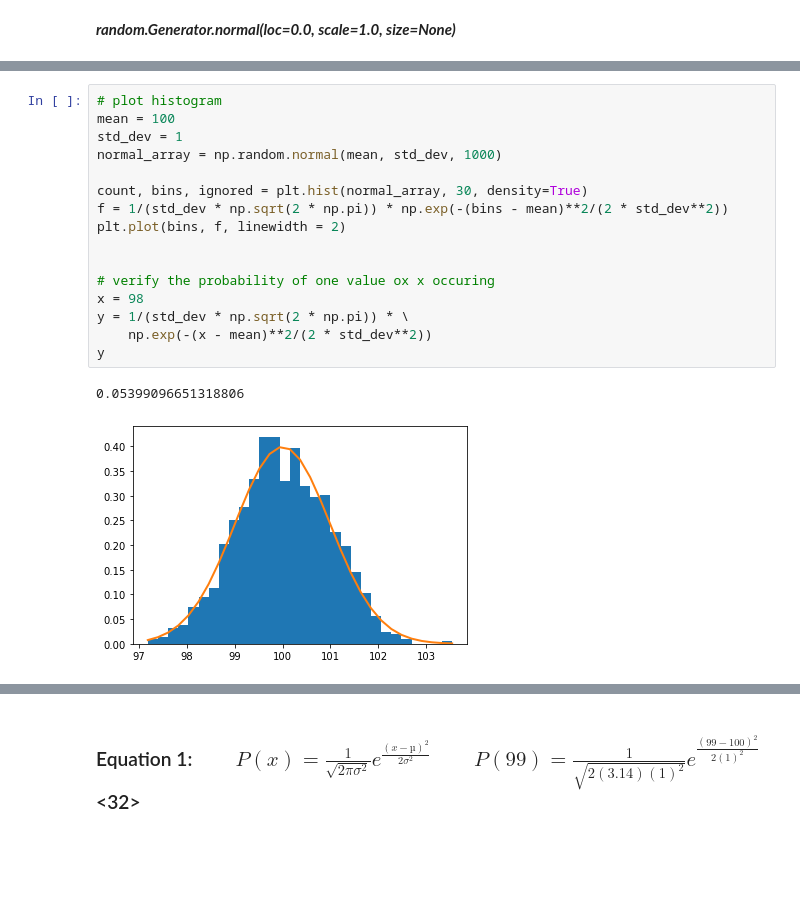
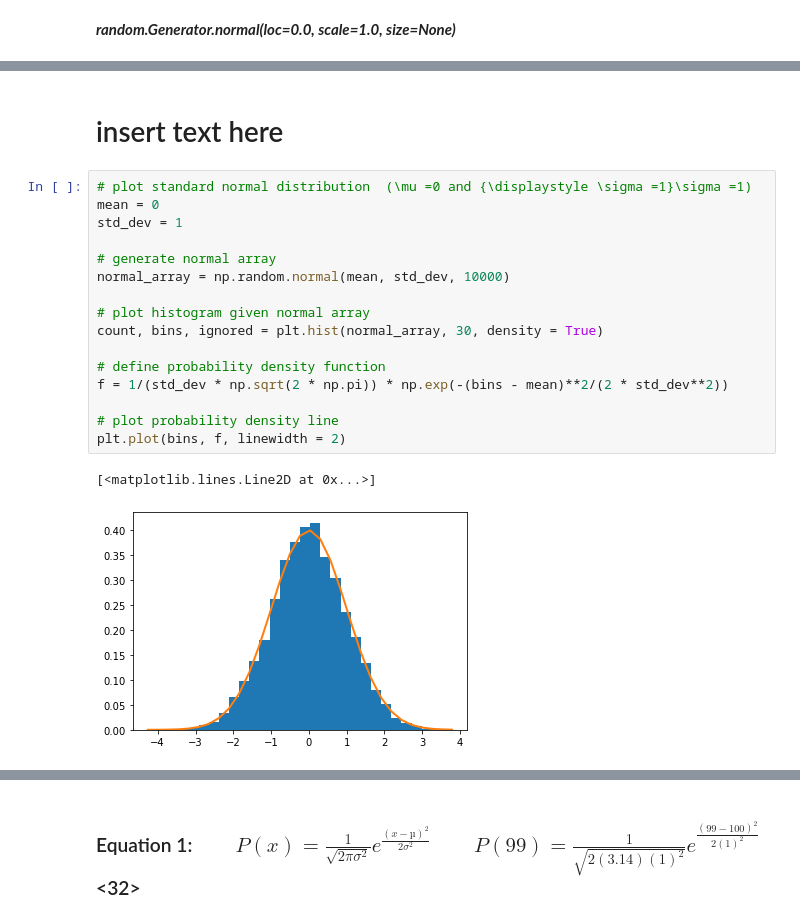
Before and after one commit to CiaranMoran27/playing_with_jupyter, a Jupyter notebook: numpy-random.ipynb, the cells around one changed output, grey strips where cells are left out. Drawn from its saved outputs; the diff is of its cells as text; blank space fills up the shorter version.

```diff
--- a/numpy-random.ipynb
+++ b/numpy-random.ipynb
@@ -302,19 +332,21 @@ Accessed 10 November 2021.
+# %% [markdown]
+# insert text here
 # %%
-# plot histogram
-mean = 100
+# plot standard normal distribution  (\mu =0 and {\displaystyle \sigma =1}\sigma =1)
+mean = 0
 std_dev = 1
-normal_array = np.random.normal(mean, std_dev, 1000)
 
-count, bins, ignored = plt.hist(normal_array, 30, density=True)
+# generate normal array
+normal_array = np.random.normal(mean, std_dev, 10000)
+
+# plot histogram given normal array
+count, bins, ignored = plt.hist(normal_array, 30, density = True)
+
+# define probability density function
 f = 1/(std_dev * np.sqrt(2 * np.pi)) * np.exp(-(bins - mean)**2/(2 * std_dev**2))
+
+# plot probability density line
 plt.plot(bins, f, linewidth = 2)
-
-
-# verify the probability of one value ox x occuring
-x = 98
-y = 1/(std_dev * np.sqrt(2 * np.pi)) * \
-    np.exp(-(x - mean)**2/(2 * std_dev**2))
-y
 # %% [output]
-0.05399096651318806
+[<matplotlib.lines.Line2D at 0x...>]
-[figure, old version]
+[figure, new version]
```
Also changed, not shown: parts of 12 cells of this notebook, 1 other file.
